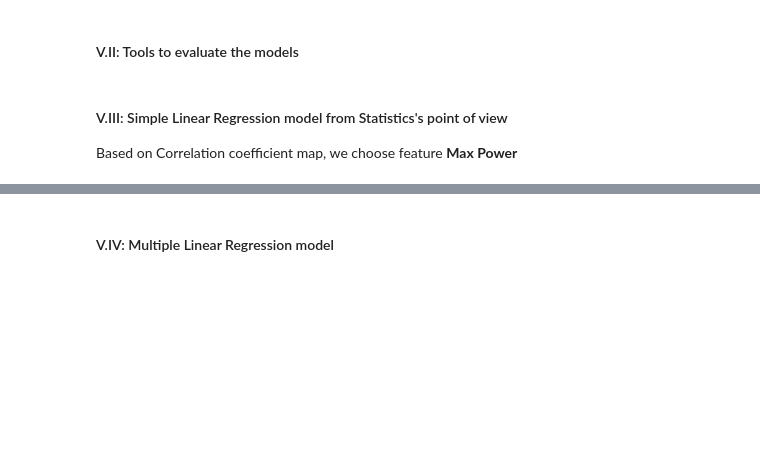
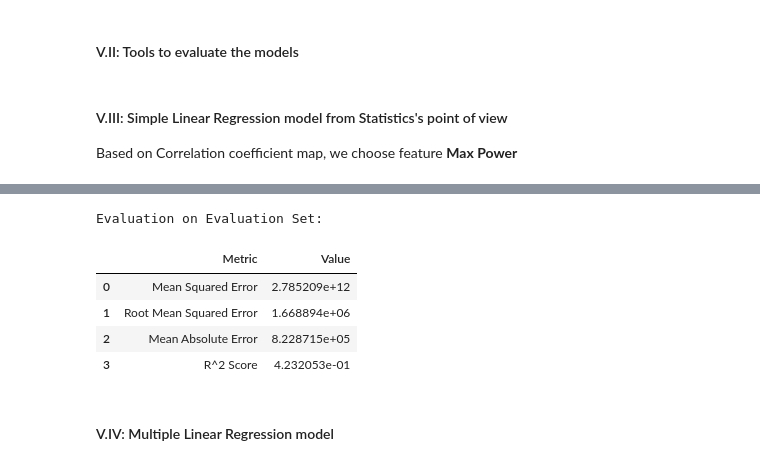
Before and after one commit to ductai05/Math-For-AI, a Jupyter notebook: DucTai_LR.ipynb, the cells around one changed output, grey strips where cells are left out. Drawn from its saved outputs; the diff is of its cells as text; code cells hidden in the pictures; blank space fills up the shorter version.

```diff
--- a/DucTai_LR.ipynb
+++ b/DucTai_LR.ipynb
@@ -397,3 +395,15 @@ Evaluation Metrics:
+# %%
+print("\nEvaluation on Evaluation Set:")
+y_pred = beta0 + beta1 * X_eval['Max Power']
+model_eval = evaluate_model(y_eval, y_pred)
+model_eval
+# %% [output]
+Evaluation on Evaluation Set:
+|  | Metric | Value |
+| 0 | Mean Squared Error | 2.785209e+12 |
+| 1 | Root Mean Squared Error | 1.668894e+06 |
+| 2 | Mean Absolute Error | 8.228715e+05 |
+| 3 | R^2 Score | 4.232053e-01 |
 # %% [markdown]
 #### V.IV: Multiple Linear Regression model
 # %% [markdown]
```
Also changed, not shown: parts of 1 cell of this notebook.
